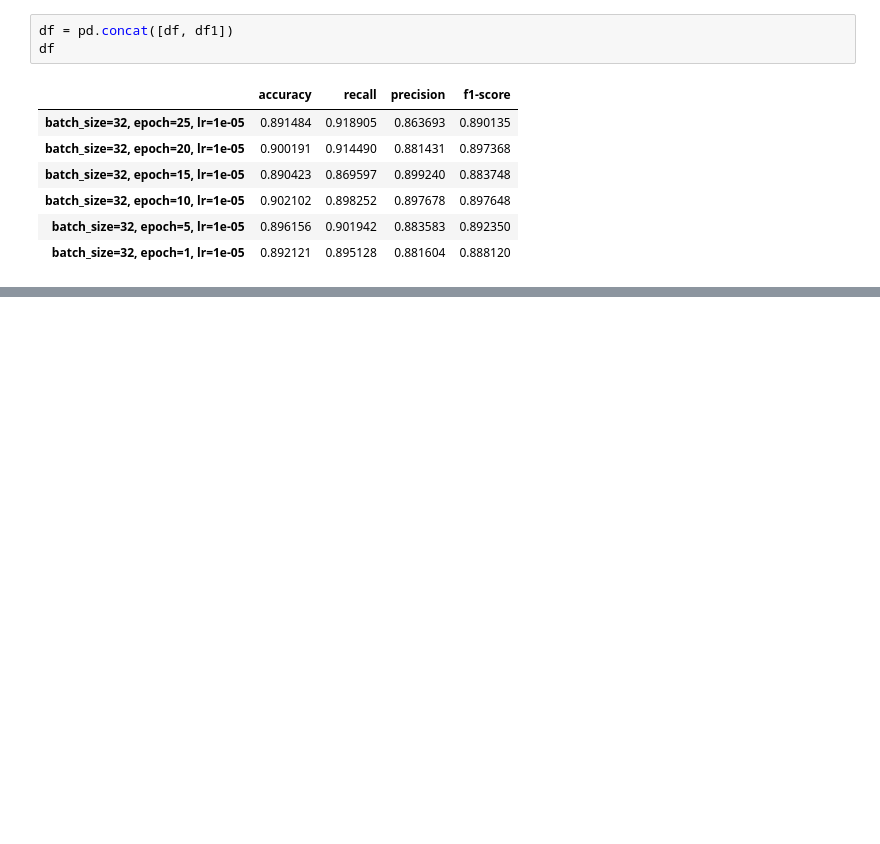
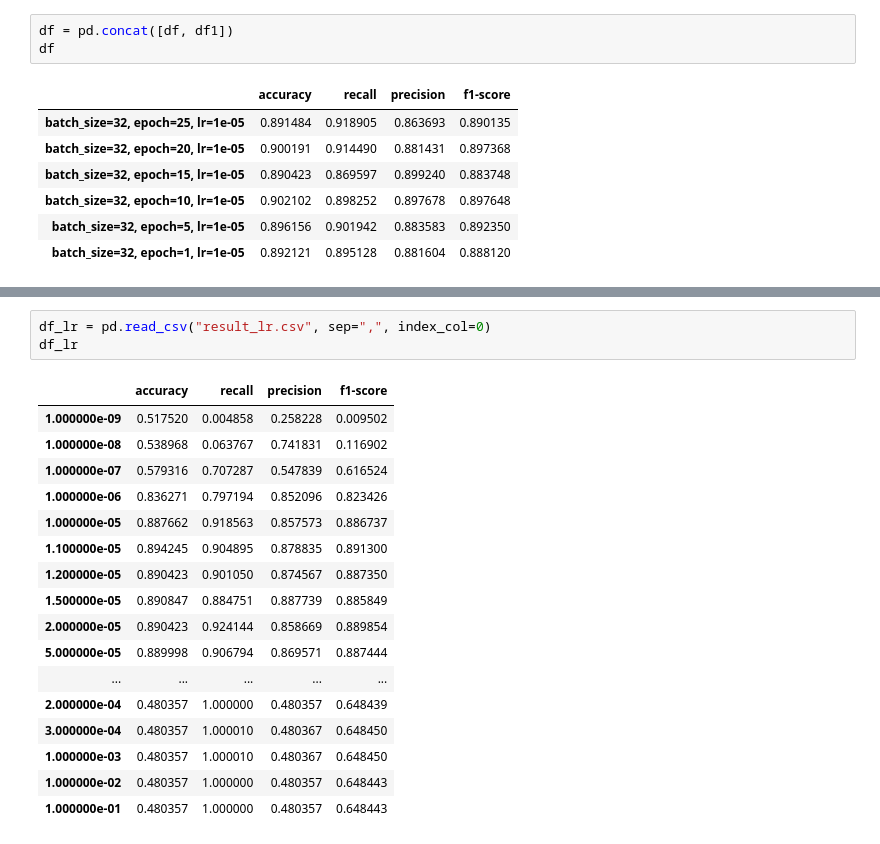
Before and after one commit to lotushk95/PDL-project, a Jupyter notebook: baseline.ipynb, the cells around one changed output, grey strips where cells are left out. Saved outputs shown, nothing was run; the diff lists cells and outputs as text; blank space fills up the shorter version.

```diff
--- a/baseline.ipynb
+++ b/baseline.ipynb
@@ -309,0 +337,21 @@ df
+# %%
+df_lr = pd.read_csv("result_lr.csv", sep=",", index_col=0)
+df_lr
+# %% [output]
+|  | accuracy | recall | precision | f1-score |
+| 1.000000e-09 | 0.517520 | 0.004858 | 0.258228 | 0.009502 |
+| 1.000000e-08 | 0.538968 | 0.063767 | 0.741831 | 0.116902 |
+| 1.000000e-07 | 0.579316 | 0.707287 | 0.547839 | 0.616524 |
+| 1.000000e-06 | 0.836271 | 0.797194 | 0.852096 | 0.823426 |
+| 1.000000e-05 | 0.887662 | 0.918563 | 0.857573 | 0.886737 |
+| 1.100000e-05 | 0.894245 | 0.904895 | 0.878835 | 0.891300 |
+| 1.200000e-05 | 0.890423 | 0.901050 | 0.874567 | 0.887350 |
+| 1.500000e-05 | 0.890847 | 0.884751 | 0.887739 | 0.885849 |
+| 2.000000e-05 | 0.890423 | 0.924144 | 0.858669 | 0.889854 |
+| 5.000000e-05 | 0.889998 | 0.906794 | 0.869571 | 0.887444 |
+| ... | ... | ... | ... | ... |
+| 2.000000e-04 | 0.480357 | 1.000000 | 0.480357 | 0.648439 |
+| 3.000000e-04 | 0.480357 | 1.000010 | 0.480367 | 0.648450 |
+| 1.000000e-03 | 0.480357 | 1.000010 | 0.480367 | 0.648450 |
+| 1.000000e-02 | 0.480357 | 1.000000 | 0.480357 | 0.648443 |
+| 1.000000e-01 | 0.480357 | 1.000000 | 0.480357 | 0.648443 |
```
Also changed, not shown: parts of 17 cells of this notebook.
